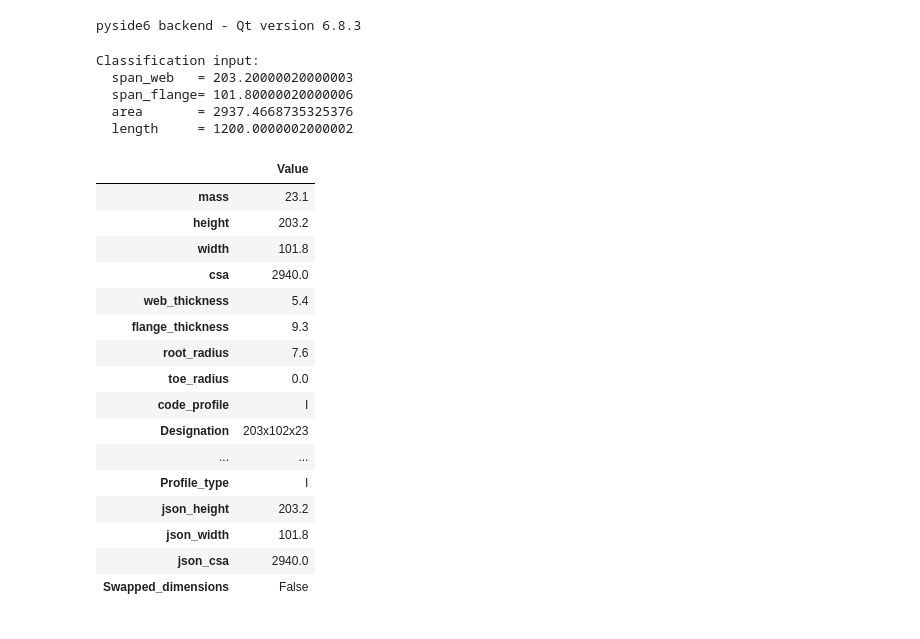
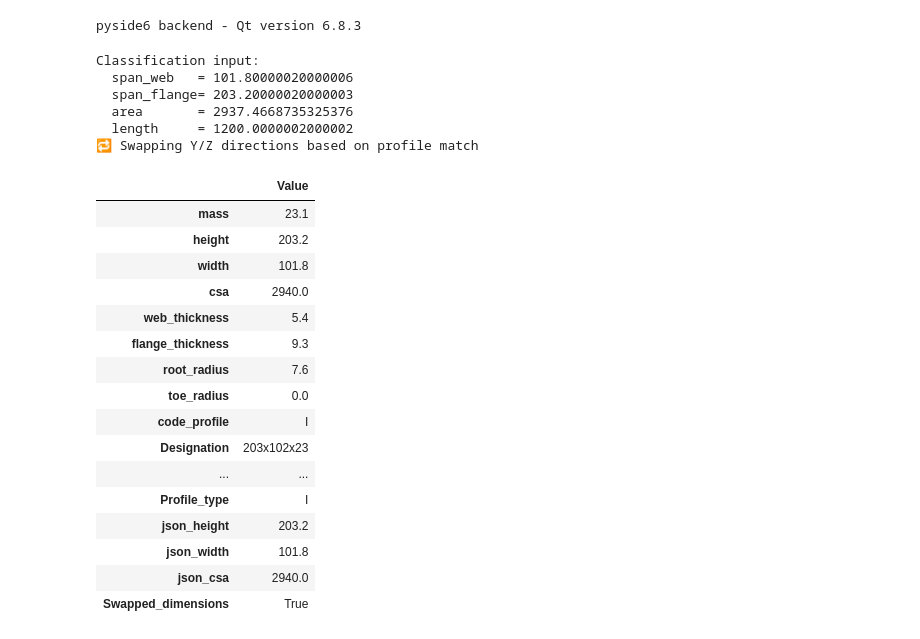
Before and after one commit to ukstevem/StepWrangling, a Jupyter notebook: notebooks/20250605.ipynb, the cells around one changed output. Saved outputs shown, nothing was run; the diff lists cells and outputs as text; code cells hidden in the pictures.

Commit message:
axis not aligning origin correctly, mixed use of AABB

```diff
--- a/notebooks/20250605.ipynb
+++ b/notebooks/20250605.ipynb
@@ -226,7 +226,7 @@ def robust_align_solid_from_geometry(solid, tol=1e-3):
     # Step 4: Create transformation from current CS to global
     origin = gp_Pnt(0, 0, 0)
     from_cs = gp_Ax3(origin, z_dir, x_dir)
-    to_cs = gp_Ax3(origin, gp_Dir(0, 0, 1), gp_Dir(1, 0, 0))
+    to_cs = gp_Ax3(origin, gp_Dir(1, 0, 0), gp_Dir(0, 1, 0))
 
     trsf = gp_Trsf()
     trsf.SetDisplacement(from_cs, to_cs)
@@ -417,3 +438,16 @@ def make_arrow(start: gp_Pnt, direction: gp_Dir, length=100.0):
+# %%
+def compute_section_area(solid):
+    props = GProp_GProps()
+    brepgprop.VolumeProperties(solid, props)
+    volume = props.Mass()
+
+    bbox = Bnd_Box()
+    brepbndlib.Add(solid, bbox)
+    xmin, ymin, zmin, xmax, ymax, zmax = bbox.Get()
+    length = xmax - xmin  # assuming length is X after alignment
+
+    area = volume / length if length > 0 else 0
+    return area
 # %%
 if __name__ == "__main__":
 
@@ -424,23 +458,18 @@ if __name__ == "__main__":
     # step_path = "../data/TestUEA.step"
     # step_path = "../data/TestUEAMirror.step"
     # step_path = "../data/TestPFC.step"
-
-    # Load shape and compute OBB
     shape_orig = load_step(step_path)
 
-    # Assume worst case: no alignment, so force it via robust method
+    # STEP 1: Align to major geometry (robust PCA/face-based)
     primary_aligned_shape, trsf, cs, second_face = robust_align_solid_from_geometry(shape_orig)
+
+    # STEP 2: Get OBB + derived axes and extents
     aabb_geom = compute_axis_aligned_bounding_box(primary_aligned_shape)
 
-    # Read geometric results
+    section_area = compute_section_area(primary_aligned_shape)
     extents = aabb_geom["extents"]
-    dir_x = aabb_geom["dir_x"]
-    dir_y = aabb_geom["dir_y"]
-    dir_z = aabb_geom["dir_z"]
 
-    section_area = aabb_geom["section_area"]
-
-    # Build classification input
+    # STEP 3: Build classification signature
     cs = {
         "span_web": extents[1],
         "span_flange": extents[2],
@@ -454,66 +483,55 @@ if __name__ == "__main__":
     print("  area       =", cs["area"])
     print("  length     =", cs["length"])
 
-    # Match to known profile
+    # STEP 4: Match against JSON library
     profile_match = classify_profile(cs, json_path, tol_dim=1.0, tol_area=5)
 
     if profile_match is None:
         raise ValueError("❌ No matching profile found")
 
-    # 🔁 If width/height were swapped to match, adjust axes accordingly
-    if profile_match.get("Swapped_dimensions", False):
-        print("🔁 Swapping height/width axes to match profile classification")
-        dir_y, dir_z = dir_z, dir_y
-        extents[1], extents[2] = extents[2], extents[1]
-
-    # ✅ Recompute origin AFTER swapping axes
-    origin_local = compute_dstv_origin(
-        aabb_geom["center"], extents, dir_x, dir_y, dir_z
+    # STEP 5: Align OBB to global DSTV frame using frame transform
+    swap_axes = profile_match.get("Swapped_dimensions", False)
+    aligned_shape, trsf = align_obb_to_dstv_frame(
+        primary_aligned_shape,
+        aabb_geom["frame"],     # OBB frame: gp_Ax3
+        aabb_geom["extents"],   # [length, height, width]
+        swap_yz=swap_axes       # If JSON match swapped H/W
     )
 
-    # ✅ Align the solid to global DSTV coordinate system
-    aligned_shape, trsf = align_to_dstv_frame(
-        primary_aligned_shape,
-        origin_local,
-        dir_x,
-        dir_y,
-        dir_z
-    )
-
-    # 🟢 Visual confirmation: origin and axes
+    # STEP 6: Visual debugging — origin and axes
     origin_marker = make_origin_marker(gp_Pnt(0, 0, 0))
     arrow_x = make_arrow(gp_Pnt(0, 0, 0), gp_Dir(1, 0, 0))  # X = length
     arrow_y = make_arrow(gp_Pnt(0, 0, 0), gp_Dir(0, 1, 0))  # Y = height
     arrow_z = make_arrow(gp_Pnt(0, 0, 0), gp_Dir(0, 0, 1))  # Z = width
 
     visualize(origin_marker, viewer, color="RED")
     visualize(arrow_x, viewer, color="RED")
     visualize(arrow_y, viewer, color="GREEN")
     visualize(arrow_z, viewer, color="BLUE")
-
     visualize(aligned_shape, viewer, color="PSS_DARK_BLUE")
 
     print_result_table(profile_match)
 # %% [output]
 Classification input:
-  span_web   = 203.20000020000003
-  span_flange= 101.80000020000006
+  span_web   = 101.80000020000006
+  span_flange= 203.20000020000003
   area       = 2937.4668735325376
   length     = 1200.0000002000002
+🔁 Swapping Y/Z directions based on profile match
 |  | Value |
 | mass | 23.1 |
 | height | 203.2 |
 | width | 101.8 |
 | csa | 2940.0 |
 | web_thickness | 5.4 |
 | flange_thickness | 9.3 |
 | root_radius | 7.6 |
 | toe_radius | 0.0 |
 | code_profile | I |
 | Designation | 203x102x23 |
 | ... | ... |
 | Profile_type | I |
 | json_height | 203.2 |
 | json_width | 101.8 |
 | json_csa | 2940.0 |
-| Swapped_dimensions | False |
+| Swapped_dimensions | True |
```
Also changed, not shown: parts of 3 cells of this notebook, 1 other file.
